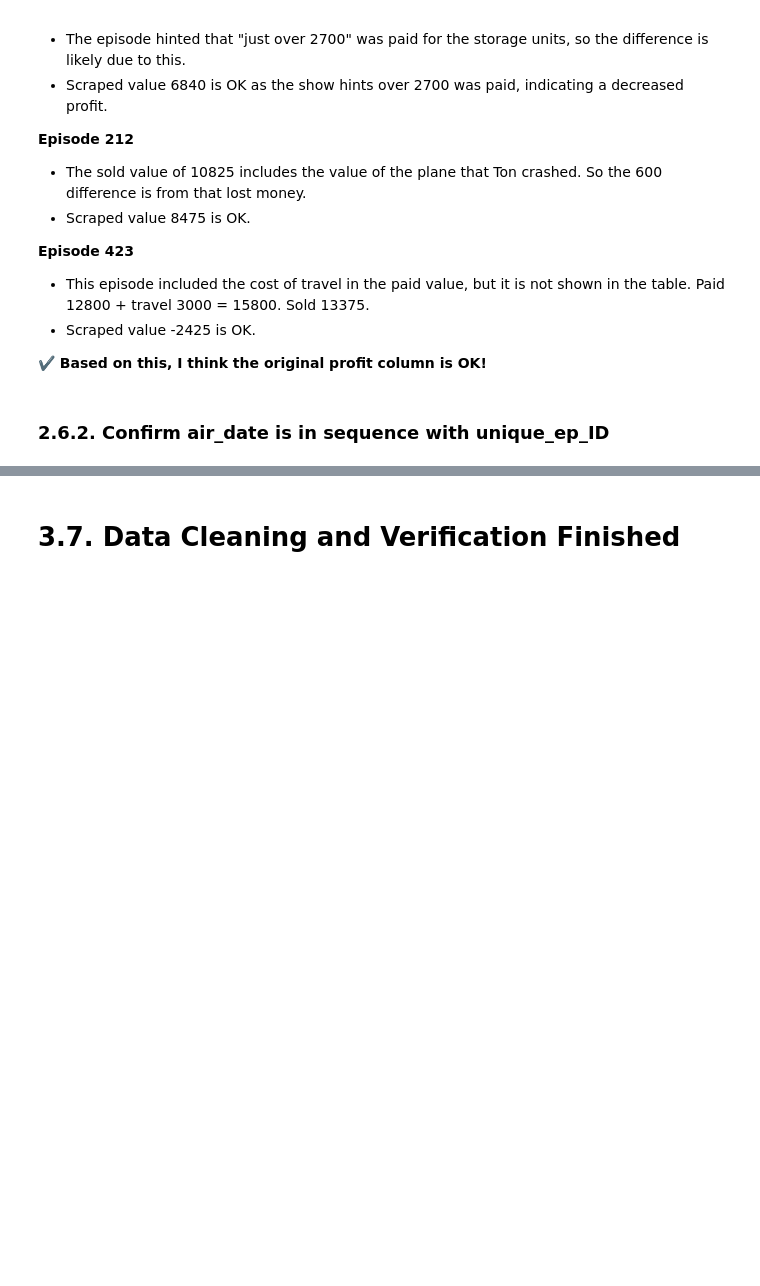
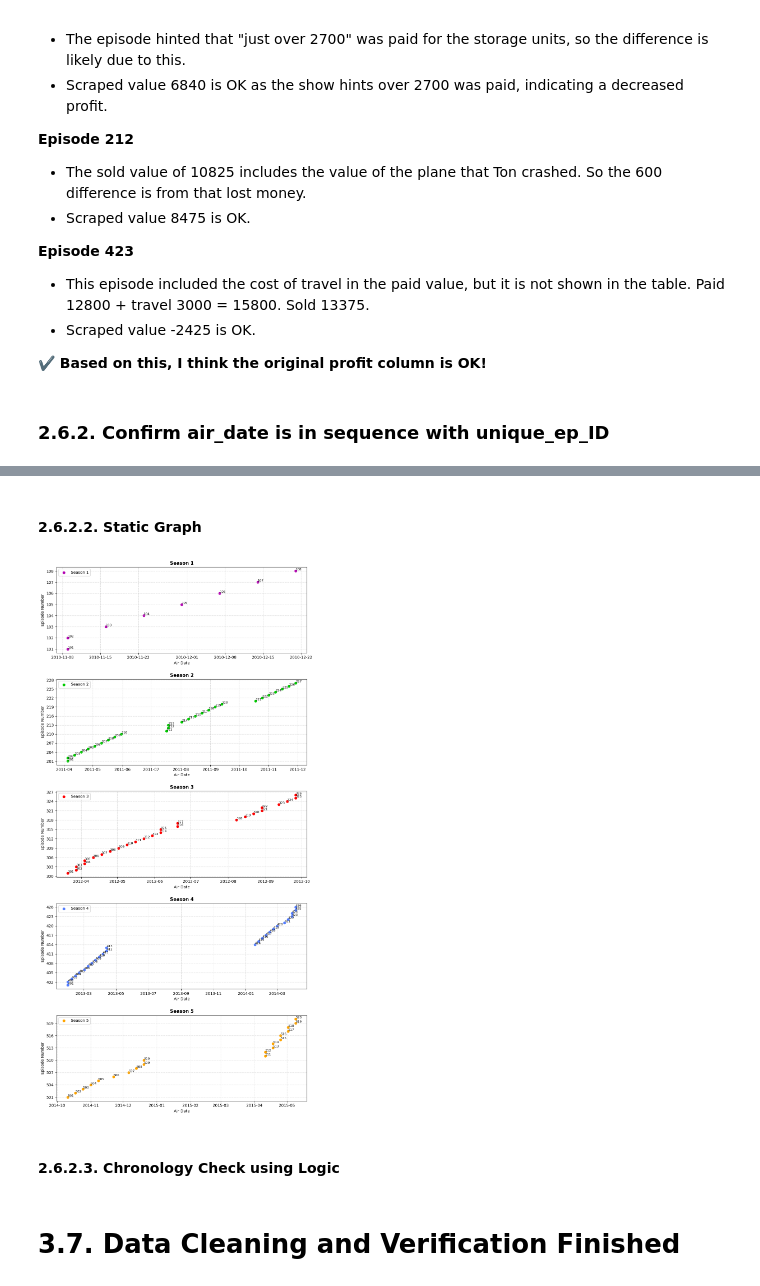
Before and after one commit to Joshua-Higgins-jp/Auction_Hunters_EDA, a Jupyter notebook: auction_hunters.ipynb, the cells around one changed output, grey strips where cells are left out. Drawn from its saved outputs; the diff is of its cells as text; code cells hidden in the pictures; blank space fills up the shorter version.

```diff
--- a/auction_hunters.ipynb
+++ b/auction_hunters.ipynb
@@ -707,3 +672,55 @@ fig.show()
+# %% [markdown]
+#### 2.6.2.2. Static Graph
+# %%
+# Season numbers
+season_numbers = [1, 2, 3, 4, 5]
+
+# Define colors for each season (in order)
+colors = ['#B300B2', '#00CC00', '#FF0000', '#527DFF', '#FFA500']
+          # purple, light green, red, light blue, orange
+
+# Create subplots
+fig, axs = plt.subplots(5, 1, figsize=(10, 20))  # Increased vertical spacing
+
+# Loop through each season's data
+for i, season_num in enumerate(season_numbers):
+    # Select data for the current season
+    season_data = df_cleaned[df_cleaned['season_num'] == season_num]
+
+    # Extract unique_ep_ID and air_date
+    unique_ep_ID = season_data['unique_ep_ID']
+    air_date = season_data['air_date']
+
+    # Plot the data with the color in order of appearance
+    axs[i].scatter(air_date, unique_ep_ID, c=colors[i], label=f'Season {season_num}')
+
+    # Annotate the points with unique_ep_ID
+    for j, ep_id in enumerate(unique_ep_ID):
+        axs[i].annotate(ep_id, (air_date.iloc[j], ep_id), fontsize=8, verticalalignment='bottom')
+
+    # Set labels and title for the subplot
+    axs[i].set_xlabel('Air Date')
+    axs[i].set_ylabel('Episode Number')
+    axs[i].set_title(f'Season {season_num}', fontweight='bold')  # Bold title
+
+    # Add grid lines with minor gridlines for the X-axis
+    axs[i].grid(True, linestyle='--', alpha=0.5)  # Dashed lines with lower opacity
+
+    # Format y-axis labels to show only whole numbers (sometimes it's generated with decimal points e.g. 502.5)
+    axs[i].yaxis.set_major_locator(plt.MaxNLocator(integer=True))
+
+    # Add season and color legend
+    axs[i].legend()
+
+# Adjust subplot spacing
+plt.tight_layout(h_pad=2.0)
+
+# Show the plots
+plt.show()
+# %% [output]
+[figure, added]
+# %% [markdown]
+#### 2.6.2.3. Chronology Check using Logic
 # %%
 # maybe write a function that returns true or false if the date of row n is the same date or before row n+1.
 # "True. the date is the same or increases with each episode. Chronology is preserved.
```
Also changed, not shown: parts of 8 cells of this notebook.
